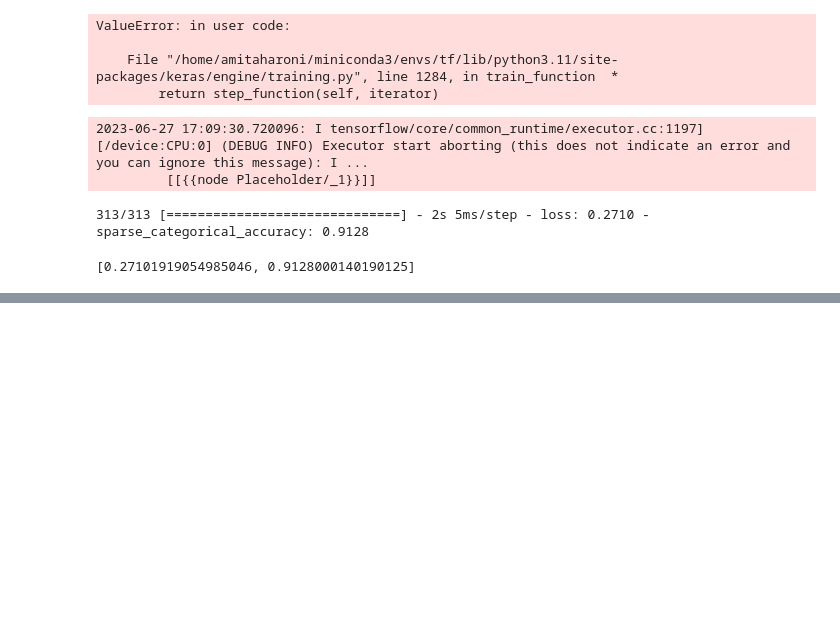
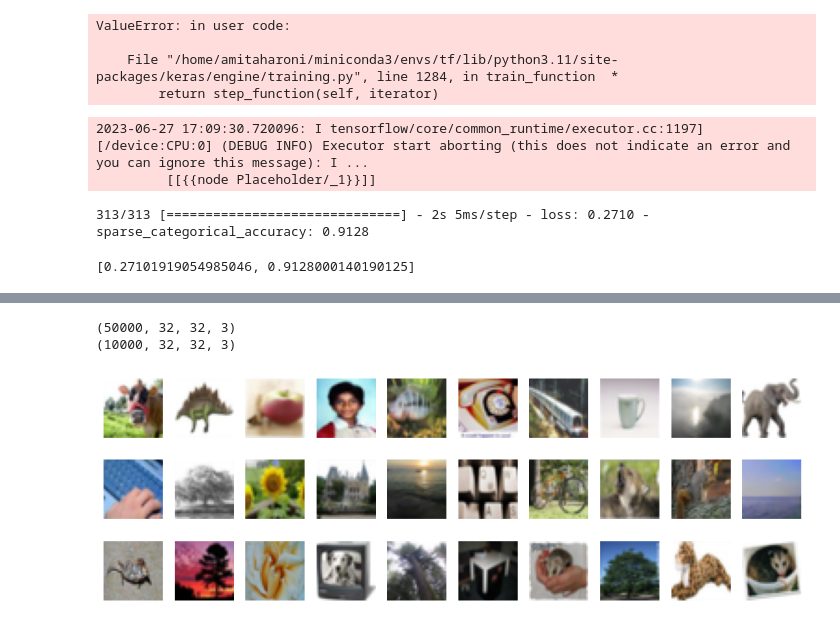
Before and after one commit to vaharoni/homl3, a Jupyter notebook: ch14/01-cnn.ipynb, the cells around one changed output, grey strips where cells are left out. Cells and saved outputs as stored; diff of their text form; code cells hidden in the pictures; blank space fills up the shorter version.

```diff
--- a/ch14/01-cnn.ipynb
+++ b/ch14/01-cnn.ipynb
@@ -321,0 +354,22 @@ Metal device set to: Apple M1
+# %%
+(x_train, y_train), (x_test, y_test) = tf.keras.datasets.cifar100.load_data()
+print(x_train.shape)
+print(x_test.shape)
+train = tf.data.Dataset.from_tensor_slices((x_train[5000:], y_train[5000:])).shuffle(10000).batch(32).prefetch(1)
+valid = tf.data.Dataset.from_tensor_slices((x_train[:5000], y_train[:5000])).batch(32).prefetch(1)
+test = tf.data.Dataset.from_tensor_slices((x_test, y_test)).batch(32).prefetch(1)
+# %% [output]
+(50000, 32, 32, 3)
+(10000, 32, 32, 3)
+# %%
+n_rows = 3
+n_cols = 10
+fig, axes = plt.subplots(n_rows, n_cols, figsize=(12, 4))
+for row in range(n_rows):
+    for col in range(n_cols):
+        ax: plt.Axes = axes[row][col]
+        img = x_train[row * n_cols + col]
+        ax.imshow(img)
+        ax.set_axis_off()
+# %% [output]
+[figure, added]
```
Also changed, not shown: parts of 22 cells of this notebook, 5 other files.
